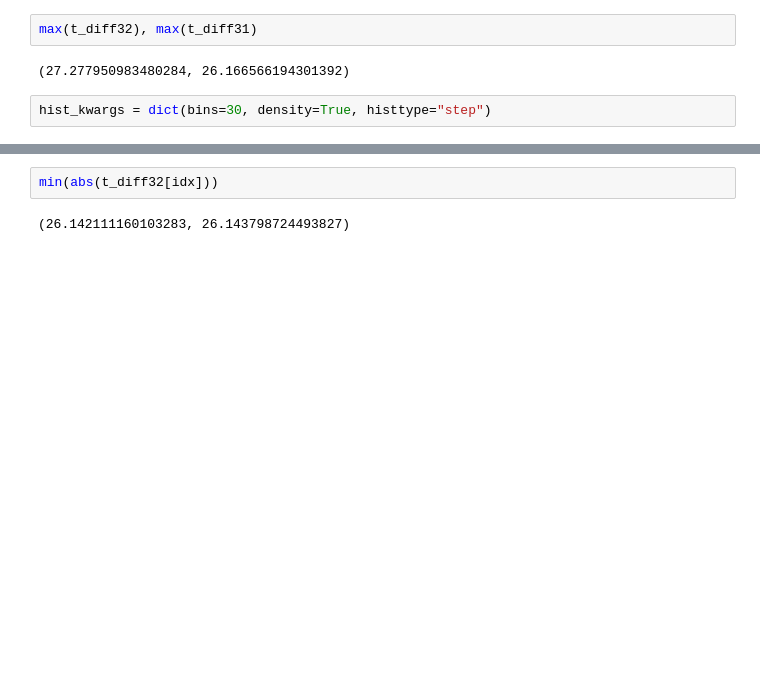
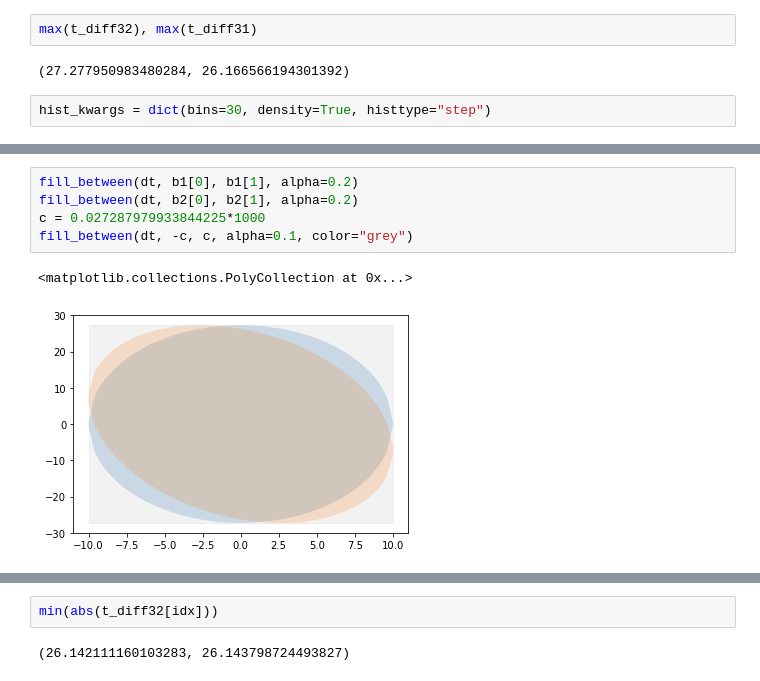
Before and after one commit to millsjc/pycbc, a Jupyter notebook: test_hm/playground/dt_lookup.ipynb, the cells around one changed output, grey strips where cells are left out. Drawn from its saved outputs; the diff is of its cells as text; blank space fills up the shorter version.

```diff
--- a/test_hm/playground/dt_lookup.ipynb
+++ b/test_hm/playground/dt_lookup.ipynb
@@ -69,0 +89,8 @@ hist(t_diff21, **hist_kwargs);
+# %%
+fill_between(dt, b1[0], b1[1], alpha=0.2)
+fill_between(dt, b2[0], b2[1], alpha=0.2)
+c = 0.027287979933844225*1000
+fill_between(dt, -c, c, alpha=0.1, color="grey")
+# %% [output]
+<matplotlib.collections.PolyCollection at 0x...>
+[figure, added]
```
Also changed, not shown: parts of 25 cells of this notebook, 3 other files.
